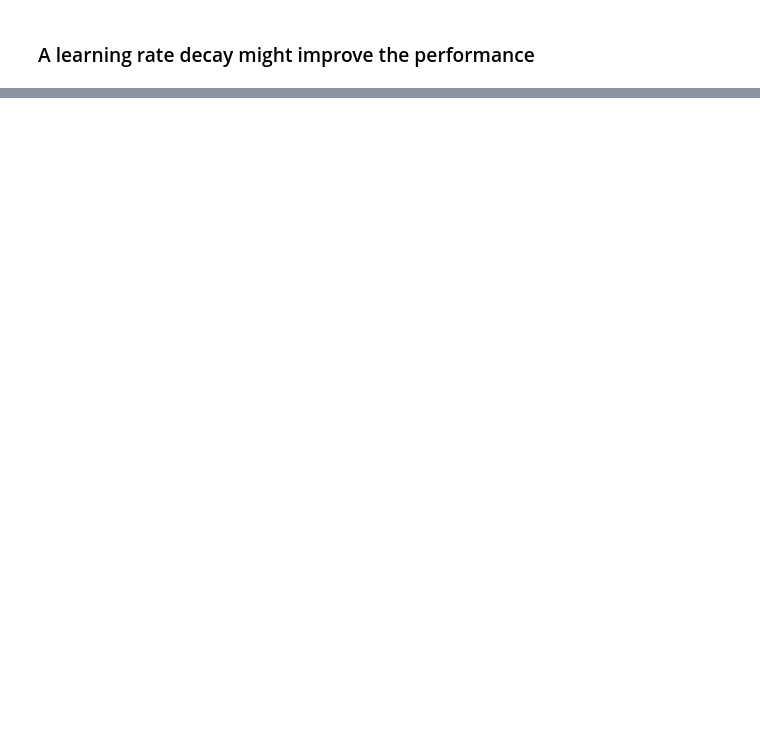
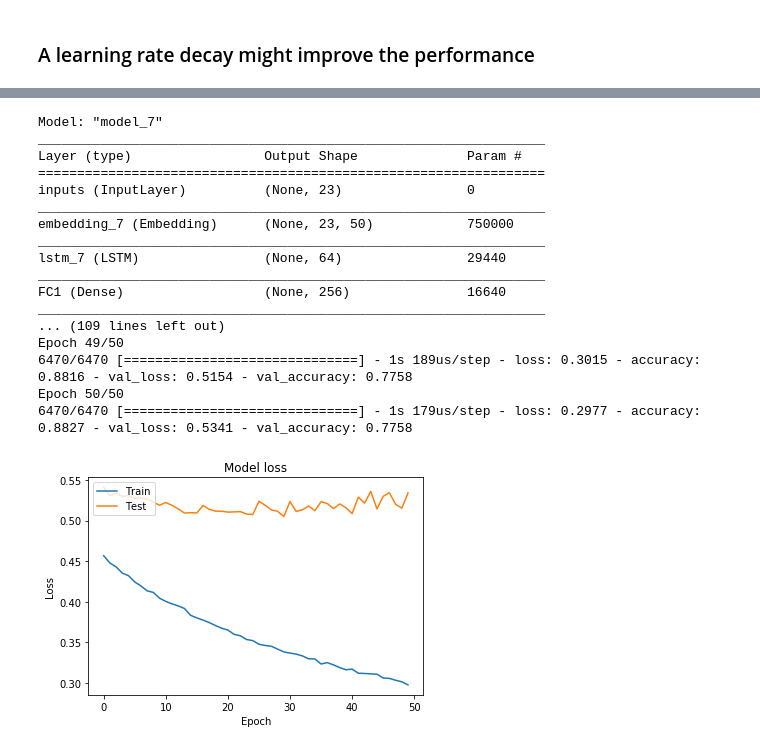
Before and after one commit to manish2020-iitr/Msia2020, a Jupyter notebook: PA2_LSTM.ipynb, the cells around one changed output, grey strips where cells are left out. Cells and saved outputs as stored; diff of their text form; code cells hidden in the pictures; blank space fills up the shorter version.

```diff
--- a/PA2_LSTM.ipynb
+++ b/PA2_LSTM.ipynb
@@ -184,0 +465,27 @@ f1_score(Y_test, Y_pred, average='micro')
+# %%
+# Decaying the learning rate using a step wise decay
+model3 = RNN()
+model3.summary()
+model3.compile(loss='binary_crossentropy',optimizer=RMSprop(lr = 0.00001),metrics=['accuracy'])
+model3.set_weights(model2.get_weights())
+lstm_model =model3.fit(sequences_matrix,Y_train,batch_size=128,epochs=50,validation_data=(test_sequences_matrix, Y_test))
+loss(lstm_model)
+# %% [output]
+Model: "model_7"
+_________________________________________________________________
+Layer (type)                 Output Shape              Param #
+=================================================================
+inputs (InputLayer)          (None, 23)                0
+_________________________________________________________________
+embedding_7 (Embedding)      (None, 23, 50)            750000
+_________________________________________________________________
+lstm_7 (LSTM)                (None, 64)                29440
+_________________________________________________________________
+FC1 (Dense)                  (None, 256)               16640
+_________________________________________________________________
+... (109 lines left out)
+Epoch 49/50
+6470/6470 [==============================] - 1s 189us/step - loss: 0.3015 - accuracy: 0.8816 - val_loss: 0.5154 - val_accuracy: 0.7758
+Epoch 50/50
+6470/6470 [==============================] - 1s 179us/step - loss: 0.2977 - accuracy: 0.8827 - val_loss: 0.5341 - val_accuracy: 0.7758
+[figure, added]
```
Also changed, not shown: parts of 23 cells of this notebook.
